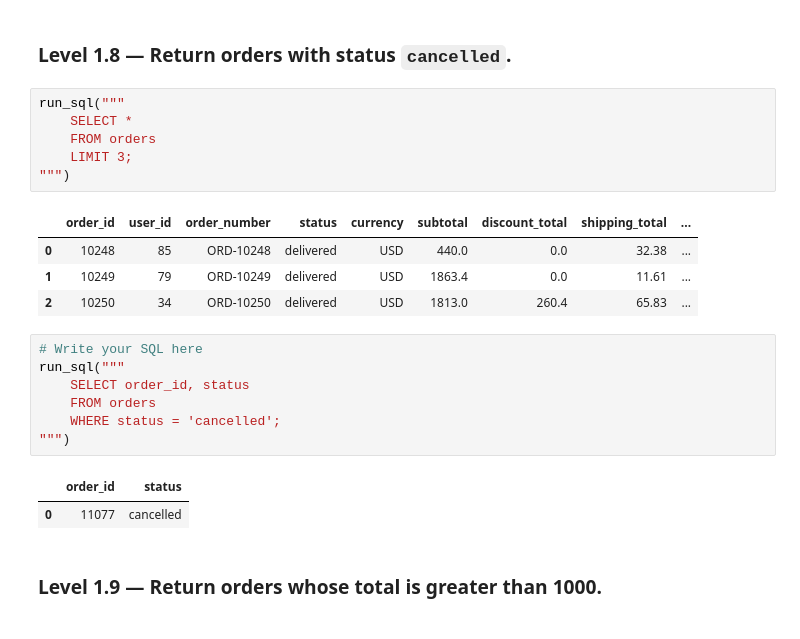
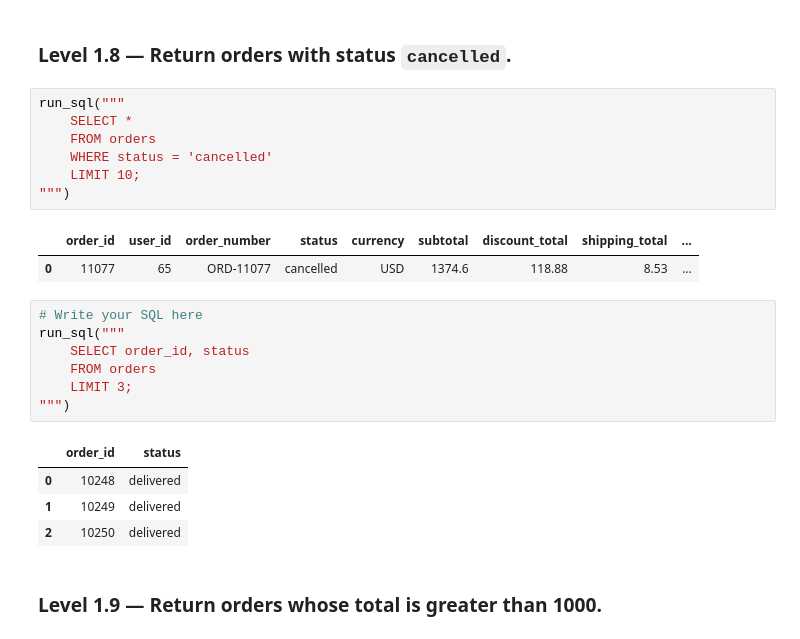
Before and after one commit to Thomasayanfeoluwa/E-Commerce-Analytics-Engineering-System, a Jupyter notebook: notebooks/01_sql_practice.ipynb, the cells around one changed output. Drawn from its saved outputs; the diff is of its cells as text.

```diff
--- a/notebooks/01_sql_practice.ipynb
+++ b/notebooks/01_sql_practice.ipynb
@@ -225,24 +225,25 @@ run_sql("""
 # %%
 run_sql("""
     SELECT *
     FROM orders
-    LIMIT 3;
+    WHERE status = 'cancelled'
+    LIMIT 10;
 """)
 # %% [output]
 |  | order_id | user_id | order_number | status | currency | subtotal | discount_total | shipping_total | ... |
-| 0 | 10248 | 85 | ORD-10248 | delivered | USD | 440.0 | 0.0 | 32.38 | ... |
-| 1 | 10249 | 79 | ORD-10249 | delivered | USD | 1863.4 | 0.0 | 11.61 | ... |
-| 2 | 10250 | 34 | ORD-10250 | delivered | USD | 1813.0 | 260.4 | 65.83 | ... |
+| 0 | 11077 | 65 | ORD-11077 | cancelled | USD | 1374.6 | 118.88 | 8.53 | ... |
 # %%
 # Write your SQL here
 run_sql("""
     SELECT order_id, status
     FROM orders
-    WHERE status = 'cancelled';
+    LIMIT 3;
 """)
 # %% [output]
 |  | order_id | status |
-| 0 | 11077 | cancelled |
+| 0 | 10248 | delivered |
+| 1 | 10249 | delivered |
+| 2 | 10250 | delivered |
 # %% [markdown]
 ### Level 1.9 — Return orders whose total is greater than 1000.
 # %%
```
Also changed, not shown: 1 other file.
